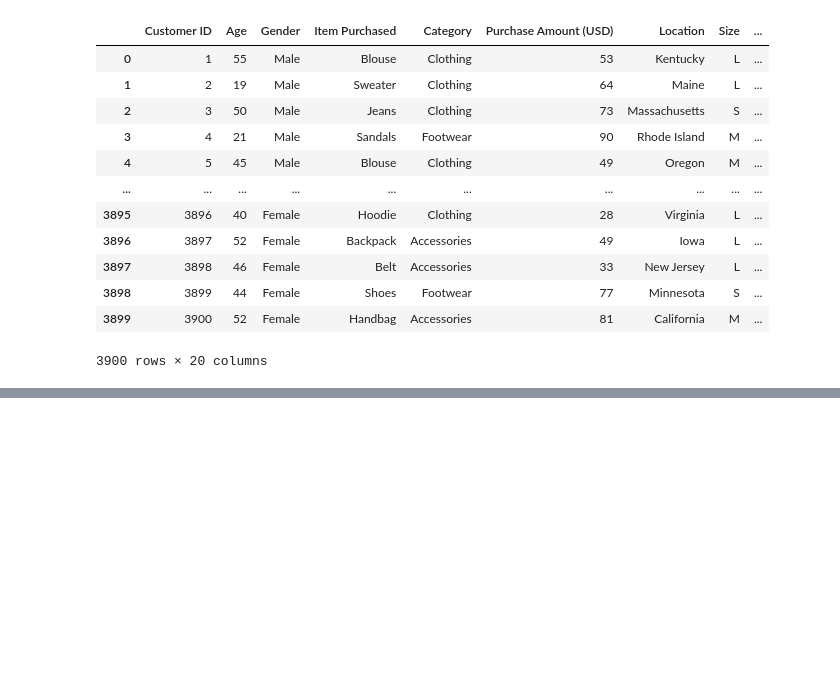
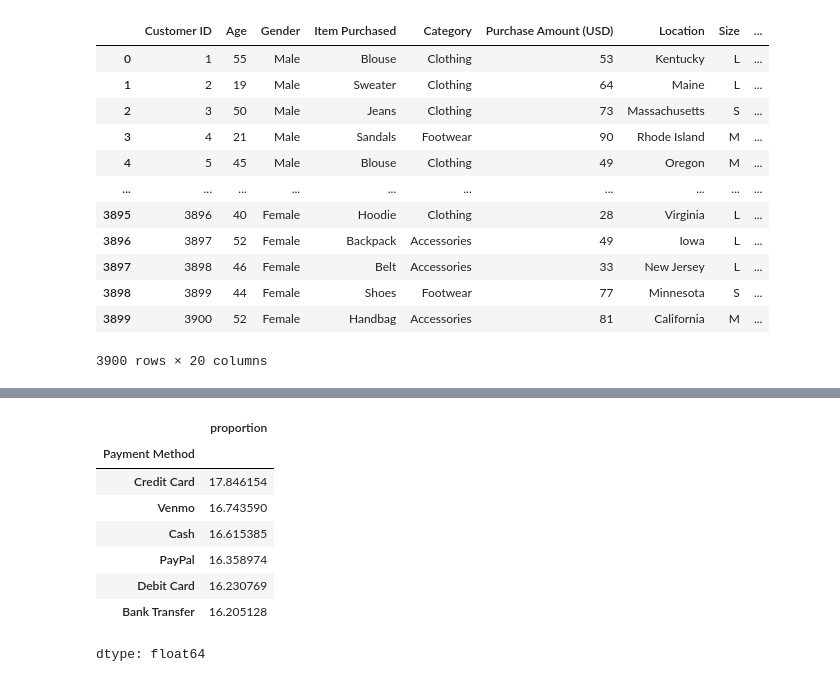
Before and after one commit to mdanushwaran/Shopping_trends_analytics, a Jupyter notebook: Shopping_trends_analytics.ipynb, the cells around one changed output, grey strips where cells are left out. Saved outputs shown, nothing was run; the diff lists cells and outputs as text; code cells hidden in the pictures; blank space fills up the shorter version.

```diff
--- a/Shopping_trends_analytics.ipynb
+++ b/Shopping_trends_analytics.ipynb
@@ -1137,0 +1180,16 @@ data
+# %%
+## Find the percentage distribution of payment methods.
+
+payment_method_percentage = data['Payment Method'].value_counts(normalize = True)*100
+# %%
+payment_method_percentage
+# %% [output]
+|  | proportion |
+| Payment Method |  |
+| Credit Card | 17.846154 |
+| Venmo | 16.743590 |
+| Cash | 16.615385 |
+| PayPal | 16.358974 |
+| Debit Card | 16.230769 |
+| Bank Transfer | 16.205128 |
+dtype: float64
```
Also changed, not shown: parts of 32 cells of this notebook.
